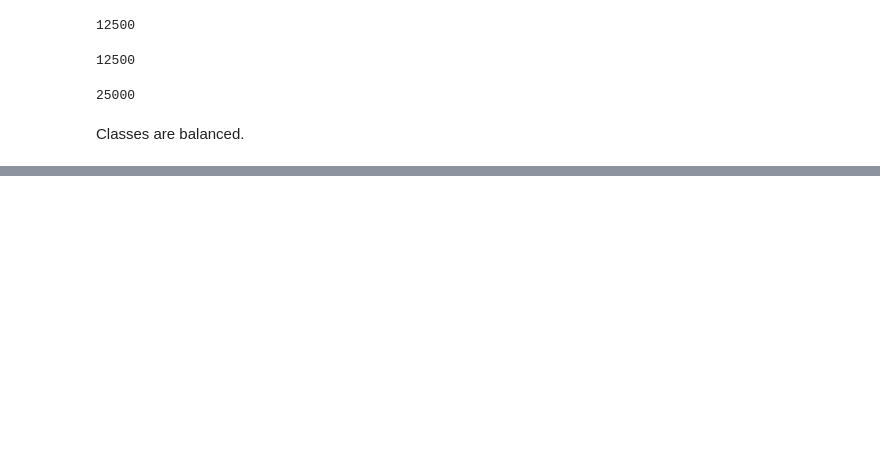
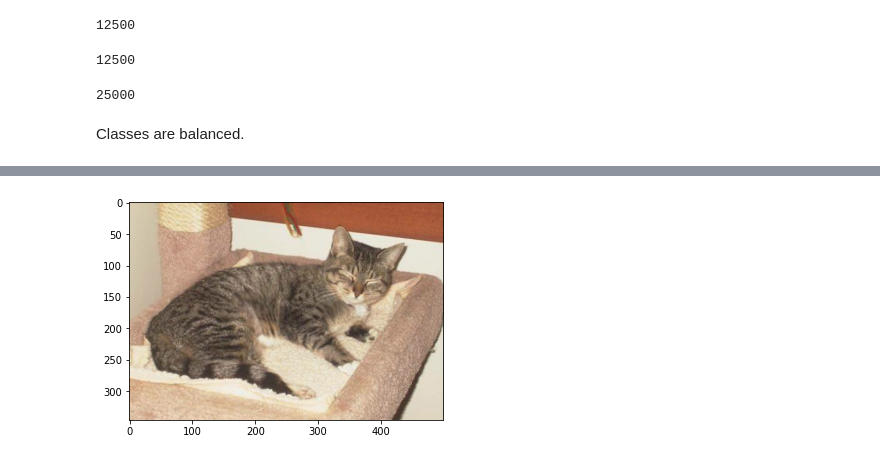
Before and after one commit to SimeonHristov99/random_coding, a Jupyter notebook: task27/Dogs_vs_Cats.ipynb, the cells around one changed output, grey strips where cells are left out. Saved outputs shown, nothing was run; the diff lists cells and outputs as text; code cells hidden in the pictures; blank space fills up the shorter version.

```diff
--- a/task27/Dogs_vs_Cats.ipynb
+++ b/task27/Dogs_vs_Cats.ipynb
@@ -74,2 +66,0 @@ def get_x_y(path):
-# %%
-X, y = get_x_y('/content/data/train/train')
@@ -86,0 +67,9 @@ Next: Create the tf.data pipeline.
+# %%
+def train_val_test_split(data_path):
+  X = np.array(glob(data_path + '/*'))
+  y = np.array([ x.split('.')[0][-3:].lower() for x in X ])
+
+  X_train, X_test, y_train, y_test = train_test_split(X, y, train_size=0.7, random_state=42)
+  X_val, X_test, y_val, y_test = train_test_split(X_test, y_test, train_size=0.5, random_state=42)
+
+  return X_train, X_val, X_test, y_train, y_val, y_test
@@ -86,0 +130,2 @@ Next: Create the tf.data pipeline.
+# %%
+X_train, X_val, X_test, y_train, y_val, y_test = train_val_test_split(config.get('data_path', None))
@@ -86,0 +173,8 @@ Next: Create the tf.data pipeline.
+# %%
+image = tf.io.read_file(X_train[0])
+image = tf.io.decode_image(image, channels=3)
+# %%
+plt.imshow(image)
+plt.show()
+# %% [output]
+[figure, added]
```
Also changed, not shown: parts of 15 cells of this notebook.
